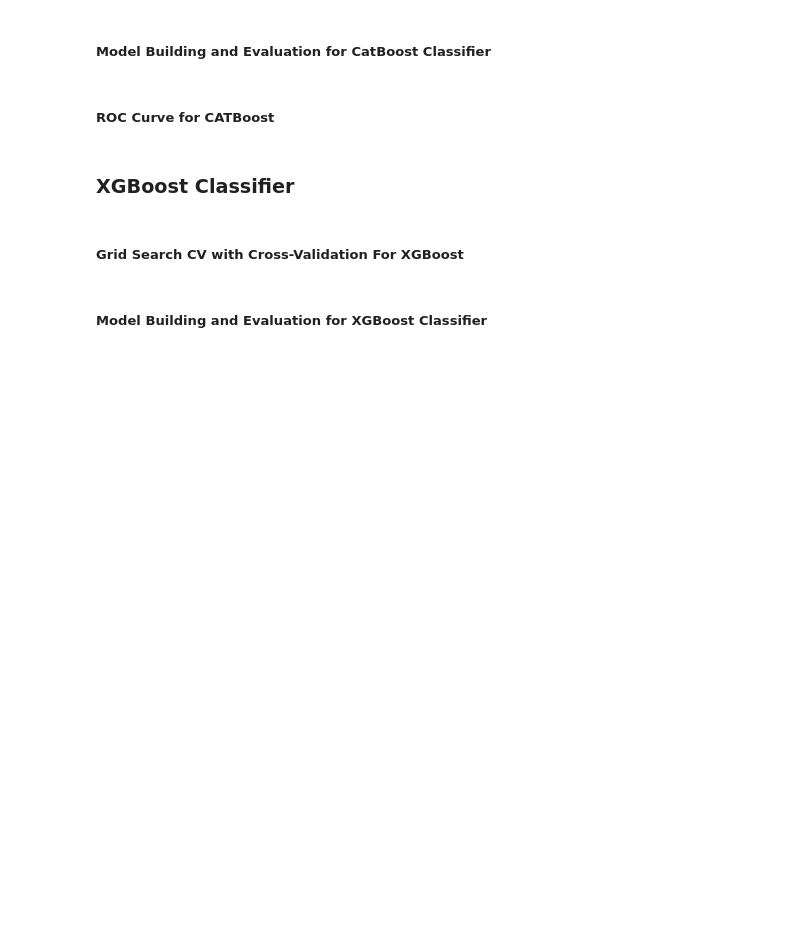
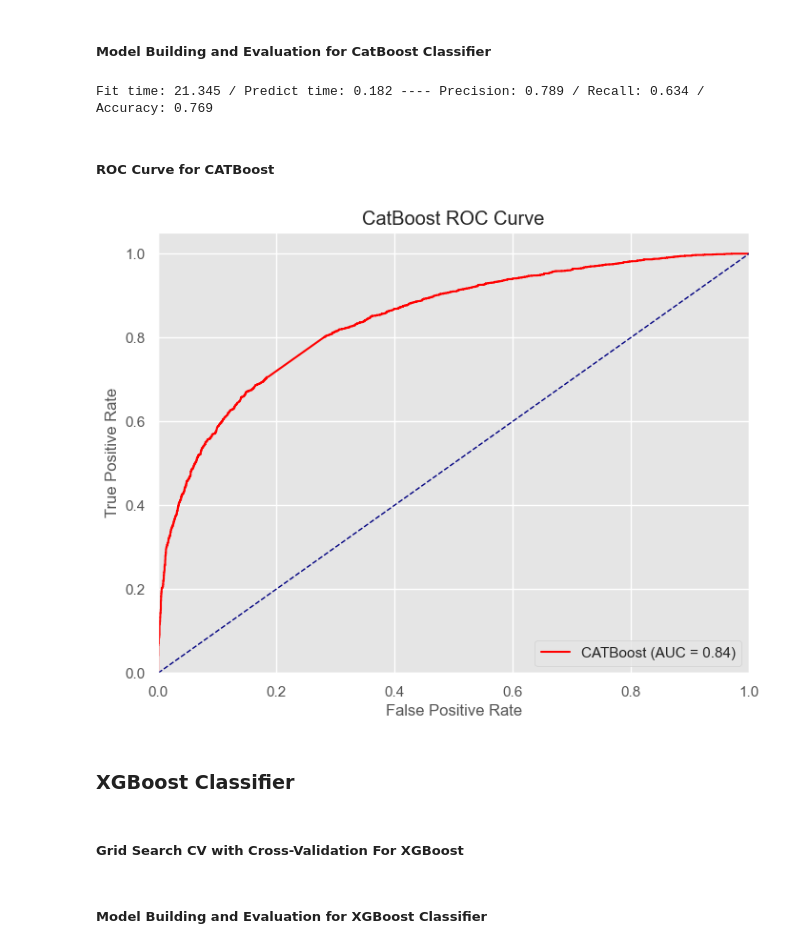
Before and after one commit to toheebadura/Sarcasm_Detection_Task, a Jupyter notebook: TF_IDF/individual_project.ipynb, the cells around one changed output. Drawn from its saved outputs; the diff is of its cells as text; code cells hidden in the pictures; blank space fills up the shorter version.

```diff
--- a/TF_IDF/individual_project.ipynb
+++ b/TF_IDF/individual_project.ipynb
@@ -405,11 +408,12 @@ print("Best ROC AUC Score:", best_score)
 # %%
 ## CatBoost
 ## Import Libraries
+from sklearn.metrics import precision_recall_fscore_support as score
 from catboost import CatBoostClassifier
 import time
 
 # Initialize and fit CATBoost Classifier
-catboost = CatBoostClassifier(iterations=150, depth=None, verbose=0, learning_rate=0.1)
+catboost = CatBoostClassifier(iterations=200, depth=8, verbose=0, learning_rate=0.3)
 start = time.time()
 catboost.fit(X_train_tfidf, y_train.values.ravel())
 end = time.time()
@@ -433,27 +437,32 @@ print("Fit time: {} / Predict time: {} ---- Precision: {} / Recall: {} / Accurac
     round(precision_catboost, 3),
     round(recall_catboost, 3),
     round(accuracy_catboost, 3)))
+# %% [output]
+Fit time: 21.345 / Predict time: 0.182 ---- Precision: 0.789 / Recall: 0.634 / Accuracy: 0.769
 # %% [markdown]
 ##### ROC Curve for CATBoost
 # %%
 ## Import Libraries
+plt.style.use("ggplot")
 from sklearn.metrics import roc_curve, auc
 # ROC Curve for CATBoost
 fpr_catboost, tpr_catboost, thresholds_catboost = roc_curve(y_test, y_pred_proba_catboost)
 roc_auc_catboost = auc(fpr_catboost, tpr_catboost)
 
 # Plot ROC Curve for each model
 plt.figure(figsize=(8, 6))
 plt.plot(fpr_catboost, tpr_catboost, color='red', label='CATBoost (AUC = %0.2f)' % roc_auc_catboost)
 
 plt.plot([0, 1], [0, 1], color='navy', lw=1, linestyle='--')
 plt.xlim([0.0, 1.0])
 plt.ylim([0.0, 1.05])
 plt.xlabel('False Positive Rate')
 plt.ylabel('True Positive Rate')
 plt.title('CatBoost ROC Curve')
 plt.legend(loc="lower right")
 plt.show()
+# %% [output]
+[figure, added]
 # %% [markdown]
 ### XGBoost Classifier
 # %% [markdown]
```
Also changed, not shown: parts of 1 cell of this notebook.
